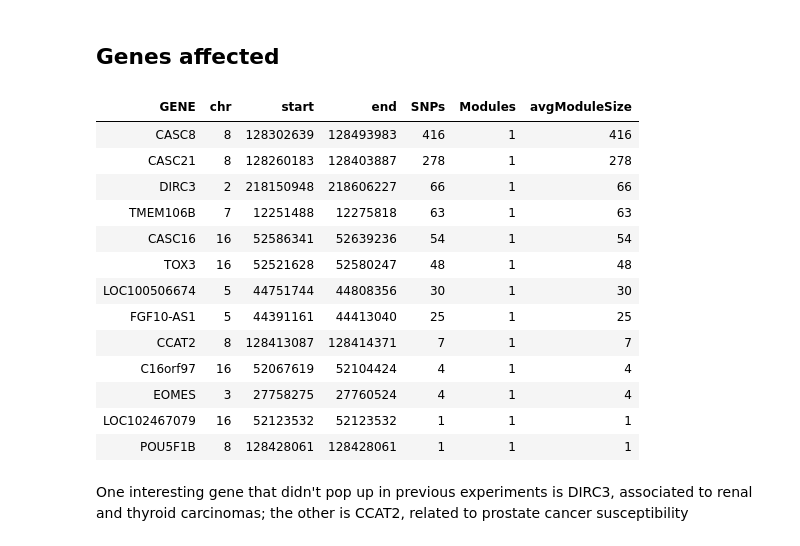
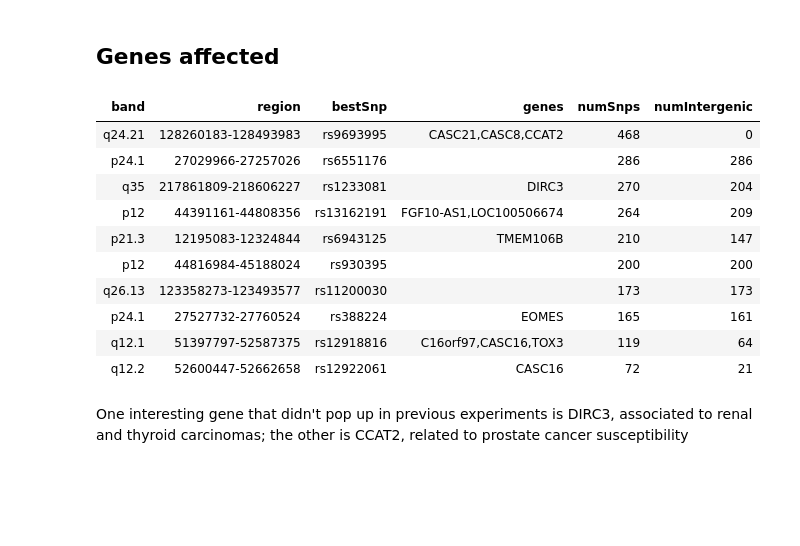
Before and after one commit to hclimente/genewa, a Jupyter notebook: results/genesis/additive_analysis.ipynb, the cells around one changed output. Cells and saved outputs as stored; diff of their text form; code cells hidden in the pictures; blank space fills up the shorter version.

```diff
--- a/results/genesis/additive_analysis.ipynb
+++ b/results/genesis/additive_analysis.ipynb
@@ -266,22 +243,19 @@ copyright (c) 2005, Carter T. Butts, University of California-Irvine
 # %% [markdown]
 ## Genes affected
-# %%
-involved_genes(gi)
-# %% [output]
-| GENE | chr | start | end | SNPs | Modules | avgModuleSize |
-| CASC8 | 8 | 128302639 | 128493983 | 416 | 1 | 416 |
-| CASC21 | 8 | 128260183 | 128403887 | 278 | 1 | 278 |
-| DIRC3 | 2 | 218150948 | 218606227 | 66 | 1 | 66 |
-| TMEM106B | 7 | 12251488 | 12275818 | 63 | 1 | 63 |
-| CASC16 | 16 | 52586341 | 52639236 | 54 | 1 | 54 |
-| TOX3 | 16 | 52521628 | 52580247 | 48 | 1 | 48 |
-| LOC100506674 | 5 | 44751744 | 44808356 | 30 | 1 | 30 |
-| FGF10-AS1 | 5 | 44391161 | 44413040 | 25 | 1 | 25 |
-| CCAT2 | 8 | 128413087 | 128414371 | 7 | 1 | 7 |
-| C16orf97 | 16 | 52067619 | 52104424 | 4 | 1 | 4 |
-| EOMES | 3 | 27758275 | 27760524 | 4 | 1 | 4 |
-| LOC102467079 | 16 | 52123532 | 52123532 | 1 | 1 | 1 |
-| POU5F1B | 8 | 128428061 | 128428061 | 1 | 1 | 1 |
+# %%
+table_regions(gi, net)
+# %% [output]
+| band | region | bestSnp | genes | numSnps | numIntergenic |
+| q24.21 | 128260183-128493983 | rs9693995 | CASC21,CASC8,CCAT2 | 468 | 0 |
+| p24.1 | 27029966-27257026 | rs6551176 |  | 286 | 286 |
+| q35 | 217861809-218606227 | rs1233081 | DIRC3 | 270 | 204 |
+| p12 | 44391161-44808356 | rs13162191 | FGF10-AS1,LOC100506674 | 264 | 209 |
+| p21.3 | 12195083-12324844 | rs6943125 | TMEM106B | 210 | 147 |
+| p12 | 44816984-45188024 | rs930395 |  | 200 | 200 |
+| q26.13 | 123358273-123493577 | rs11200030 |  | 173 | 173 |
+| p24.1 | 27527732-27760524 | rs388224 | EOMES | 165 | 161 |
+| q12.1 | 51397797-52587375 | rs12918816 | C16orf97,CASC16,TOX3 | 119 | 64 |
+| q12.2 | 52600447-52662658 | rs12922061 | CASC16 | 72 | 21 |
 # %% [markdown]
 One interesting gene that didn't pop up in previous experiments is DIRC3, associated to renal and thyroid carcinomas; the other is CCAT2, related to prostate cancer susceptibility
 # %%
```
Also changed, not shown: parts of 17 cells of this notebook, 2 other files.
